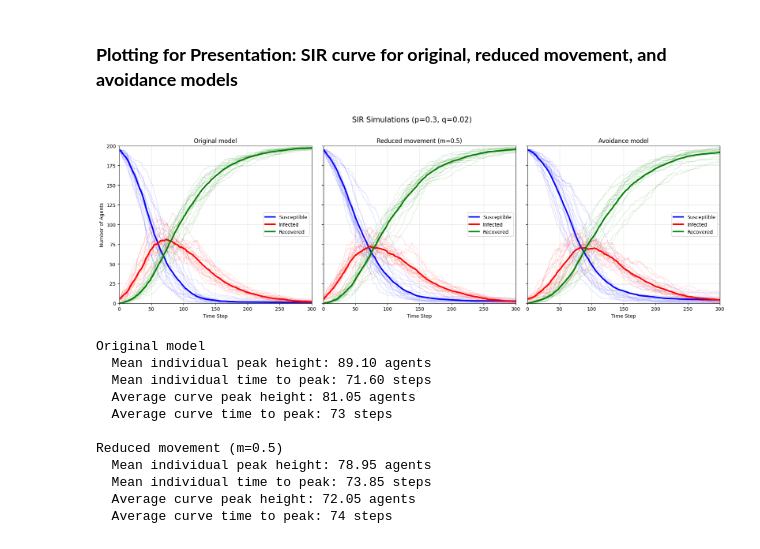
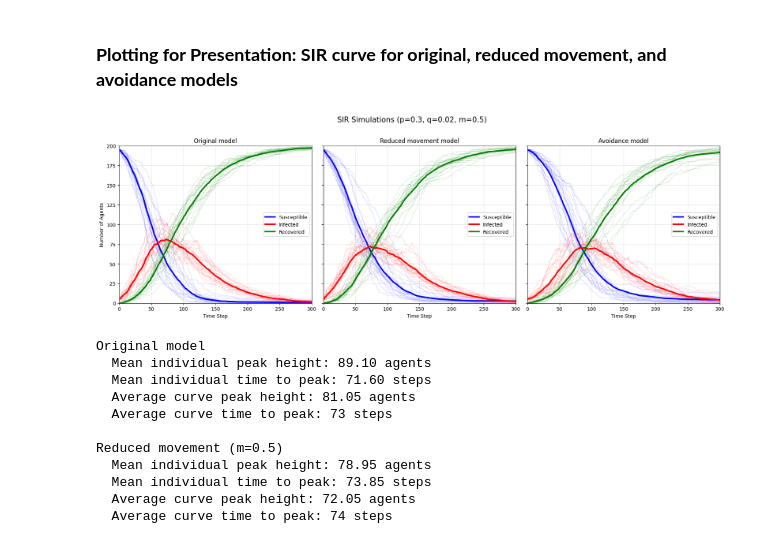
Before and after one commit to JIESIMIN/BMI500_Lecture7HW, a Jupyter notebook: Question2.ipynb, the cells around one changed output. Cells and saved outputs as stored; diff of their text form; code cells hidden in the pictures.

```diff
--- a/Question2.ipynb
+++ b/Question2.ipynb
@@ -634,7 +634,7 @@ state_names = ['Susceptible', 'Infected', 'Recovered']
 colors = ['blue', 'red', 'green']
 titles = [
     'Original model',
-    f'Reduced movement (m={m})',
+    f'Reduced movement model',
     'Avoidance model'
 ]
 time = np.arange(n_steps + 1)
@@ -650,35 +650,35 @@ for ax, measure, title in zip(axes, measures, titles):
         for run in runs:
             ax.plot(
                 time, run[:, i],
                 color=color, alpha=0.15, linewidth=1
             )
 
         # Average across all 20 runs at each time step
         ax.plot(
             time, average[:, i],
             color=color, linewidth=3, label=name
         )
 
     ax.set_title(title)
     ax.set_xlabel('Time Step')
     ax.set_xlim(0, n_steps)
     ax.set_ylim(0, n_agents)
     ax.grid(alpha=0.3)
     ax.legend()
 
 axes[0].set_ylabel('Number of Agents')
 
-fig.suptitle(f'SIR Simulations (p={p}, q={q})\n',fontsize=15)
+fig.suptitle(f'SIR Simulations (p={p}, q={q}, m={m})\n',fontsize=15)
 
 fig.tight_layout()
 fig.savefig(
     'sir_models_individual_runs_and_average.png',
     dpi=300,
     bbox_inches='tight'
 )
 plt.show()
 # %% [output]
-[figure, old version]
+[figure, new version]
 # %%
 for measure, title in zip(measures, titles):
     infected = results_comparison[measure][:, :, 1]
```
Also changed, not shown: 2 other files.
